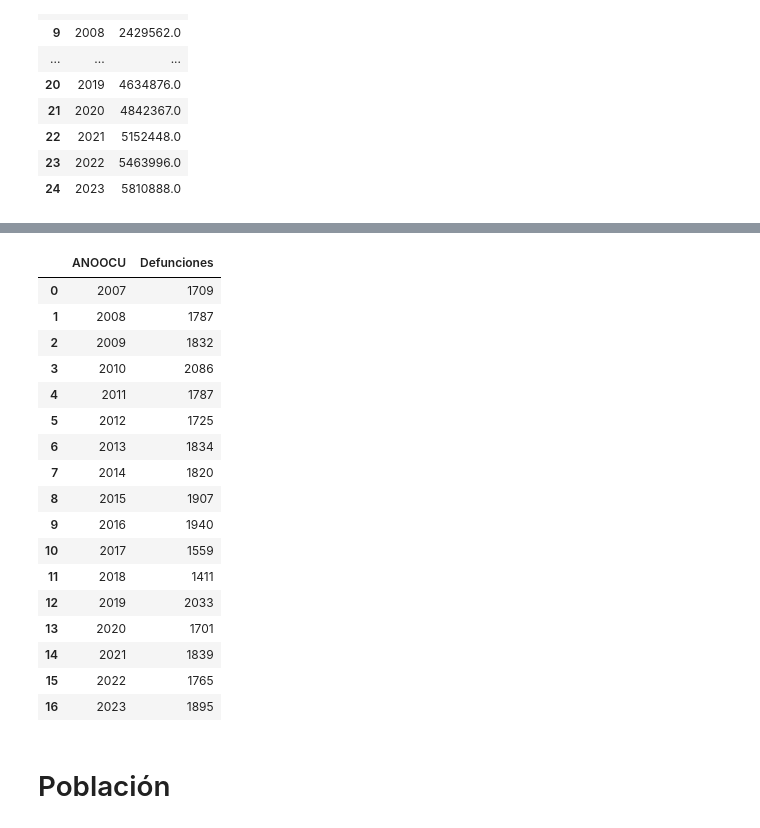
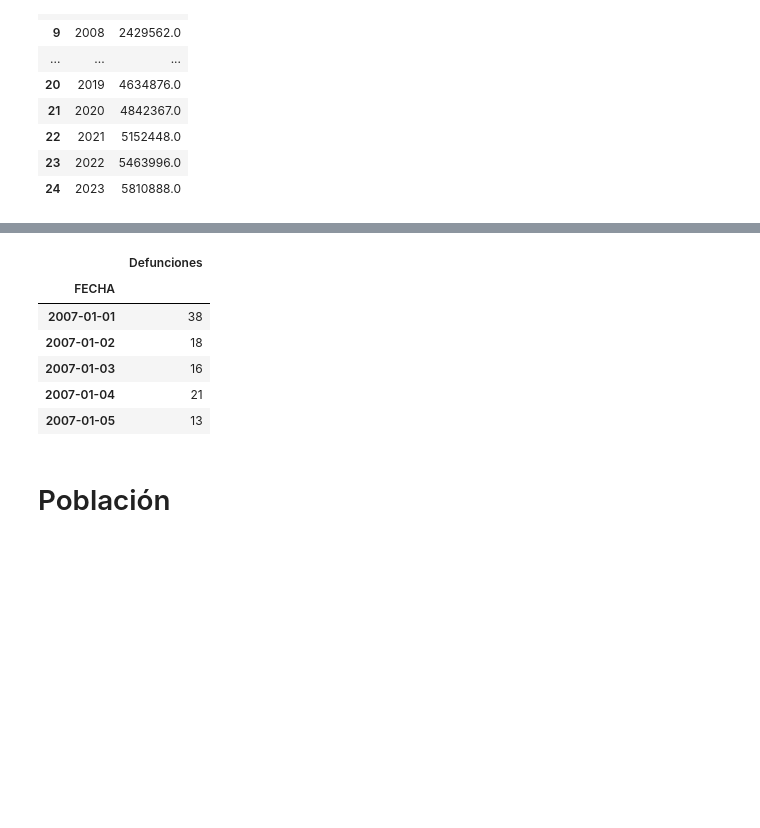
Before and after one commit to ngcarvajall/Accidentes_mortales_RD, a Jupyter notebook: Notebooks/Parque_vehicular.ipynb, the cells around one changed output, grey strips where cells are left out. Cells and saved outputs as stored; diff of their text form; code cells hidden in the pictures; blank space fills up the shorter version.

```diff
--- a/Notebooks/Parque_vehicular.ipynb
+++ b/Notebooks/Parque_vehicular.ipynb
@@ -945,24 +947,14 @@ df_accidentes.groupby('ANOOCU').agg(Accidentes=('TVIA', 'count')).reset_index()
 # %%
-df_defunciones.groupby('ANOOCU').agg(Defunciones=('TVIA', 'count')).reset_index()
+df_defunciones_seriet = df_defunciones.groupby('FECHA').agg(Defunciones=('TVIA', 'count'))
+df_defunciones_seriet.head()
 # %% [output]
-|  | ANOOCU | Defunciones |
-| 0 | 2007 | 1709 |
-| 1 | 2008 | 1787 |
-| 2 | 2009 | 1832 |
-| 3 | 2010 | 2086 |
-| 4 | 2011 | 1787 |
-| 5 | 2012 | 1725 |
-| 6 | 2013 | 1834 |
-| 7 | 2014 | 1820 |
-| 8 | 2015 | 1907 |
-| 9 | 2016 | 1940 |
-| 10 | 2017 | 1559 |
-| 11 | 2018 | 1411 |
-| 12 | 2019 | 2033 |
-| 13 | 2020 | 1701 |
-| 14 | 2021 | 1839 |
-| 15 | 2022 | 1765 |
-| 16 | 2023 | 1895 |
+|  | Defunciones |
+| FECHA |  |
+| 2007-01-01 | 38 |
+| 2007-01-02 | 18 |
+| 2007-01-03 | 16 |
+| 2007-01-04 | 21 |
+| 2007-01-05 | 13 |
 # %% [markdown]
 # Población
 # %%
```
Also changed, not shown: parts of 16 cells of this notebook, 3 other files.
